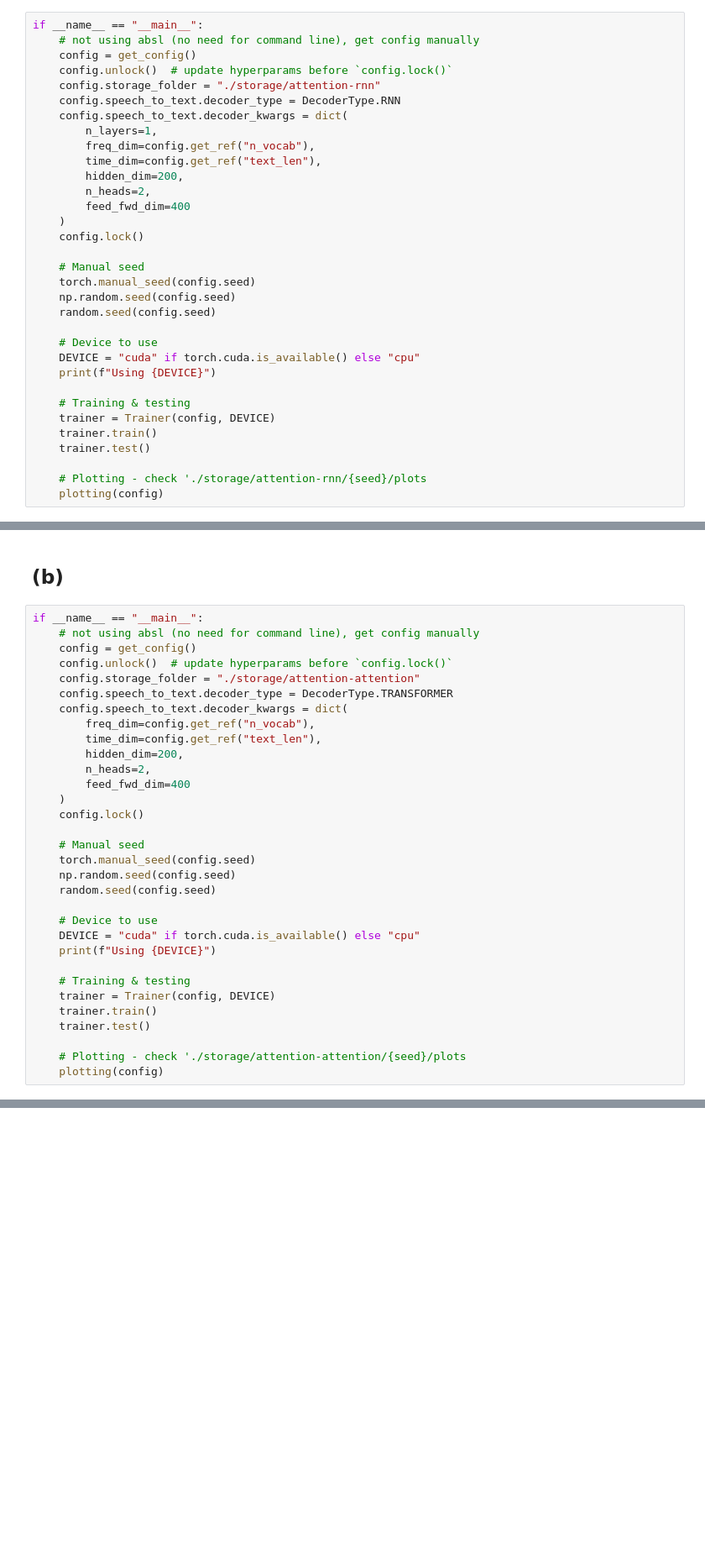
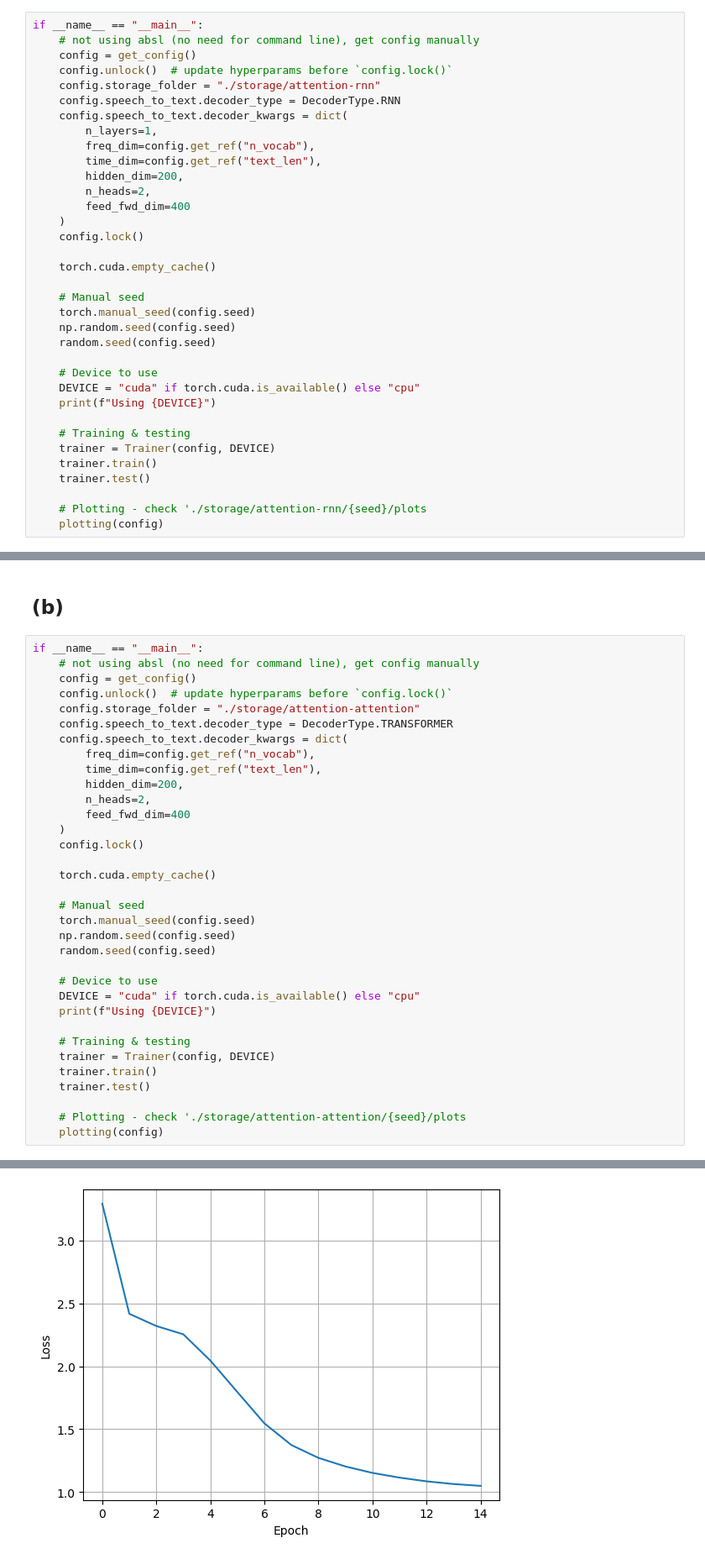
Before and after one commit to bodybuilders-team/ist-meic-ap-g14, a Jupyter notebook: homeworks/hw2/hw2-q3.ipynb, the cells around one changed output, grey strips where cells are left out. Shown at 84% size. Drawn from its saved outputs; the diff is of its cells as text; blank space fills up the shorter version.

```diff
--- a/homeworks/hw2/hw2-q3.ipynb
+++ b/homeworks/hw2/hw2-q3.ipynb
@@ -935,6 +966,8 @@ if __name__ == "__main__":
     )
     config.lock()
 
+    torch.cuda.empty_cache()
+
     # Manual seed
     torch.manual_seed(config.seed)
     np.random.seed(config.seed)
@@ -1013,6 +1064,8 @@ if __name__ == "__main__":
         feed_fwd_dim=400
     )
     config.lock()
+
+    torch.cuda.empty_cache()
 
     # Manual seed
     torch.manual_seed(config.seed)
@@ -1030,3 +1083,4 @@ if __name__ == "__main__":
 
     # Plotting - check './storage/attention-attention/{seed}/plots
     plotting(config)
+# %% [output]
@@ -1032,0 +1121 @@ if __name__ == "__main__":
+[figure, added]
```
Also changed, not shown: parts of 3 cells of this notebook, 18 other files.
